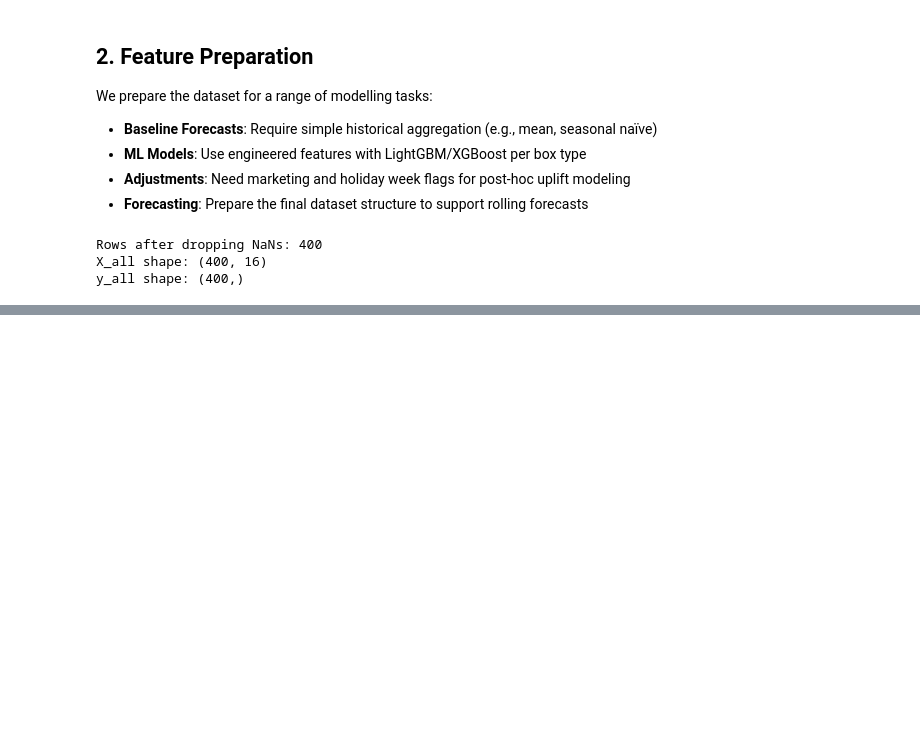
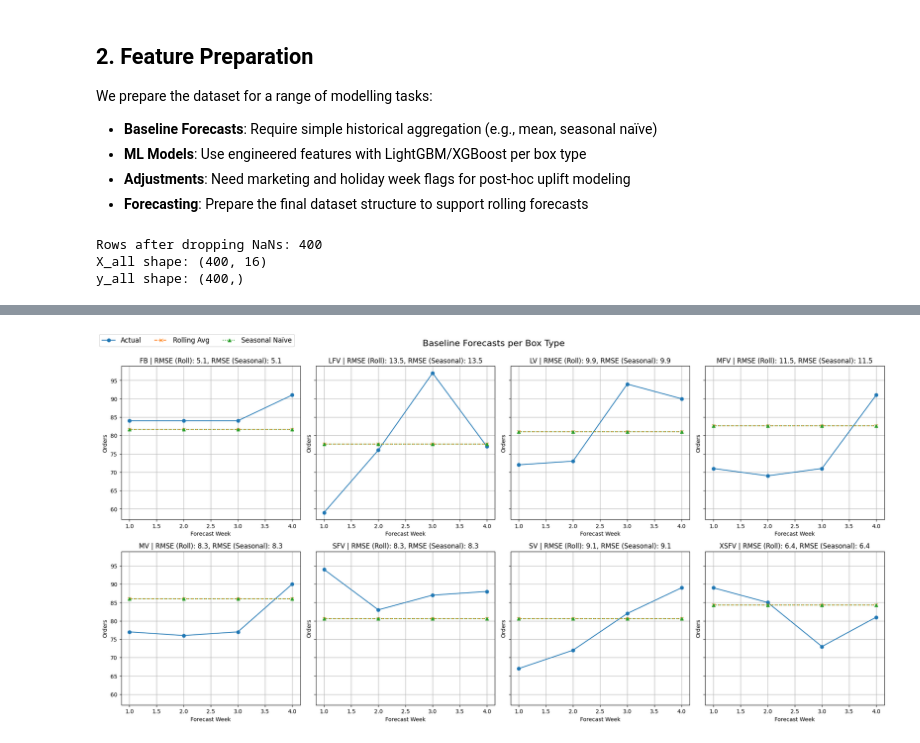
Before and after one commit to TheNerdyCat/ml-oddbox-forecasting, a Jupyter notebook: notebooks/02_model_dev.ipynb, the cells around one changed output, grey strips where cells are left out. Drawn from its saved outputs; the diff is of its cells as text; code cells hidden in the pictures; blank space fills up the shorter version.

Commit message:
added baseline forecasts to model dev notebook and src

```diff
--- a/notebooks/02_model_dev.ipynb
+++ b/notebooks/02_model_dev.ipynb
@@ -176,0 +182,72 @@ y_all shape: (400,)
+# %%
+# Forecasting horizon
+FORECAST_HORIZON = 4
+
+# Store results
+baseline_results = {}
+
+# Forecast per box type
+for box, group in df.groupby("box_type"):
+    group = group.sort_values("week").copy()
+    past_orders = group["box_orders"].iloc[:-FORECAST_HORIZON]
+
+    # Rolling average (last 3 weeks)
+    rolling_mean = past_orders.rolling(window=3).mean().iloc[-1]
+    rolling_forecast = [rolling_mean] * FORECAST_HORIZON
+
+    # Seasonal naive: same week last year
+    last_year_indices = [-FORECAST_HORIZON - 52 + i for i in range(FORECAST_HORIZON)]
+    if all(idx >= 0 for idx in last_year_indices):
+        seasonal_naive_forecast = group["box_orders"].iloc[last_year_indices].tolist()
+    else:
+        seasonal_naive_forecast = rolling_forecast  # fallback
+
+    # Actuals
+    actual = group["box_orders"].iloc[-FORECAST_HORIZON:].tolist()
+
+    # Metrics
+    rmse_roll = np.sqrt(mean_squared_error(actual, rolling_forecast))
+    mae_roll = mean_absolute_error(actual, rolling_forecast)
+
+    rmse_seasonal = np.sqrt(mean_squared_error(actual, seasonal_naive_forecast))
+    mae_seasonal = mean_absolute_error(actual, seasonal_naive_forecast)
+
+    # Save
+    baseline_results[box] = {
+        "actual": actual,
+        "rolling_forecast": rolling_forecast,
+        "seasonal_naive": seasonal_naive_forecast,
+        "rmse_roll": rmse_roll,
+        "mae_roll": mae_roll,
+        "rmse_seasonal": rmse_seasonal,
+        "mae_seasonal": mae_seasonal,
+    }
+
+# Plotting all box types
+fig, axes = plt.subplots(2, 4, figsize=(20, 10), sharey=True)
+axes = axes.flatten()
+
+for idx, (box, res) in enumerate(baseline_results.items()):
+    ax = axes[idx]
+    x = range(1, FORECAST_HORIZON + 1)
+
+    ax.plot(x, res["actual"], marker="o", label="Actual")
+    ax.plot(x, res["rolling_forecast"], marker="x", linestyle="--", label="Rolling Avg")
+    ax.plot(x, res["seasonal_naive"], marker="^", linestyle=":", label="Seasonal Naïve")
+
+    ax.set_title(
+        f"{box} | RMSE (Roll): {res['rmse_roll']:.1f}, RMSE (Seasonal): {res['rmse_seasonal']:.1f}"
+    )
+    ax.set_xlabel("Forecast Week")
+    ax.set_ylabel("Orders")
+    ax.grid(True)
+
+# One shared legend
+handles, labels = axes[0].get_legend_handles_labels()
+fig.legend(handles, labels, loc="upper left", ncol=3, fontsize=12)
+
+plt.tight_layout(rect=[0, 0, 1, 0.95])
+plt.suptitle("Baseline Forecasts per Box Type", fontsize=16)
+plt.show()
+# %% [output]
+[figure, added]
```
Also changed, not shown: parts of 5 cells of this notebook, 2 other files.
